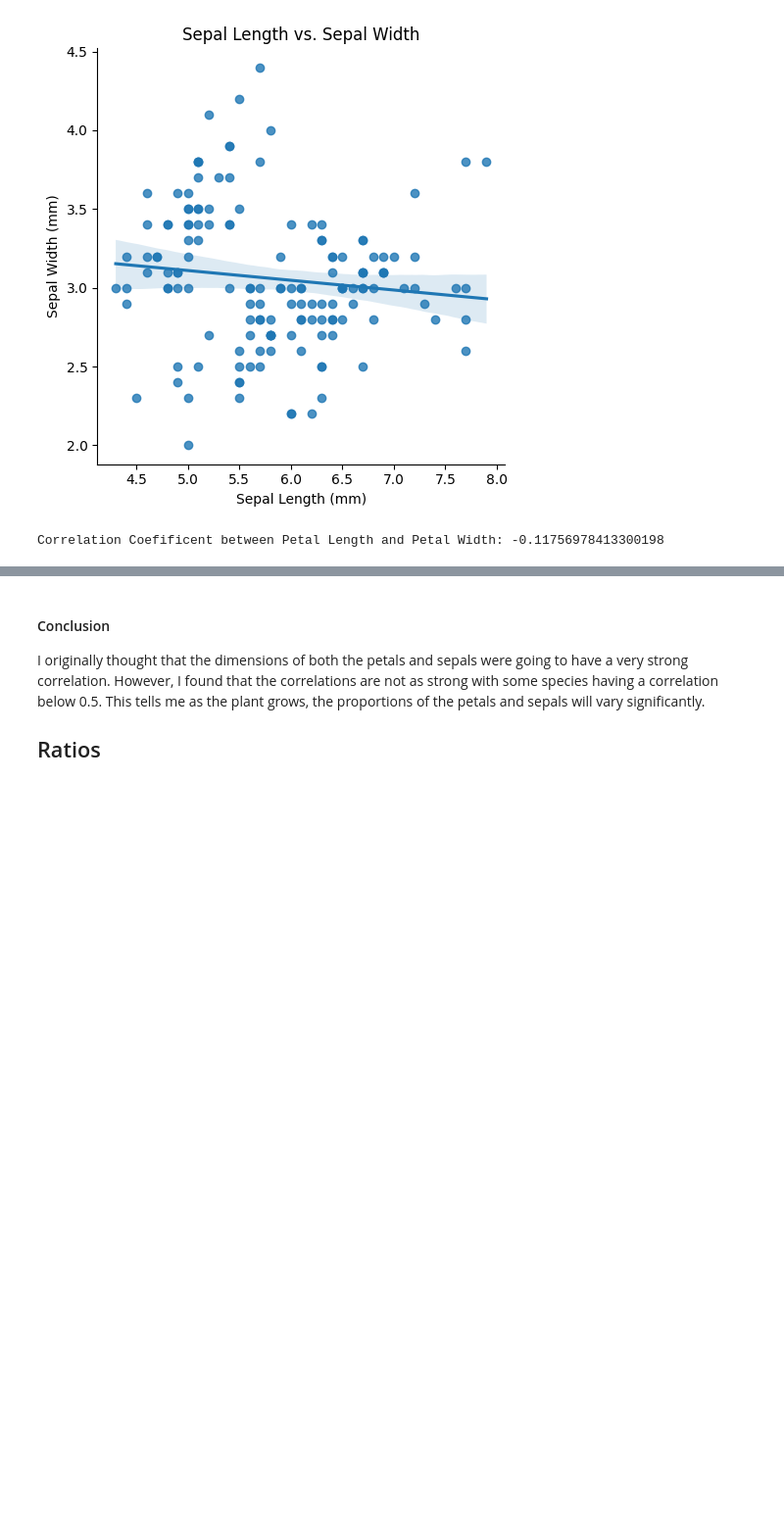
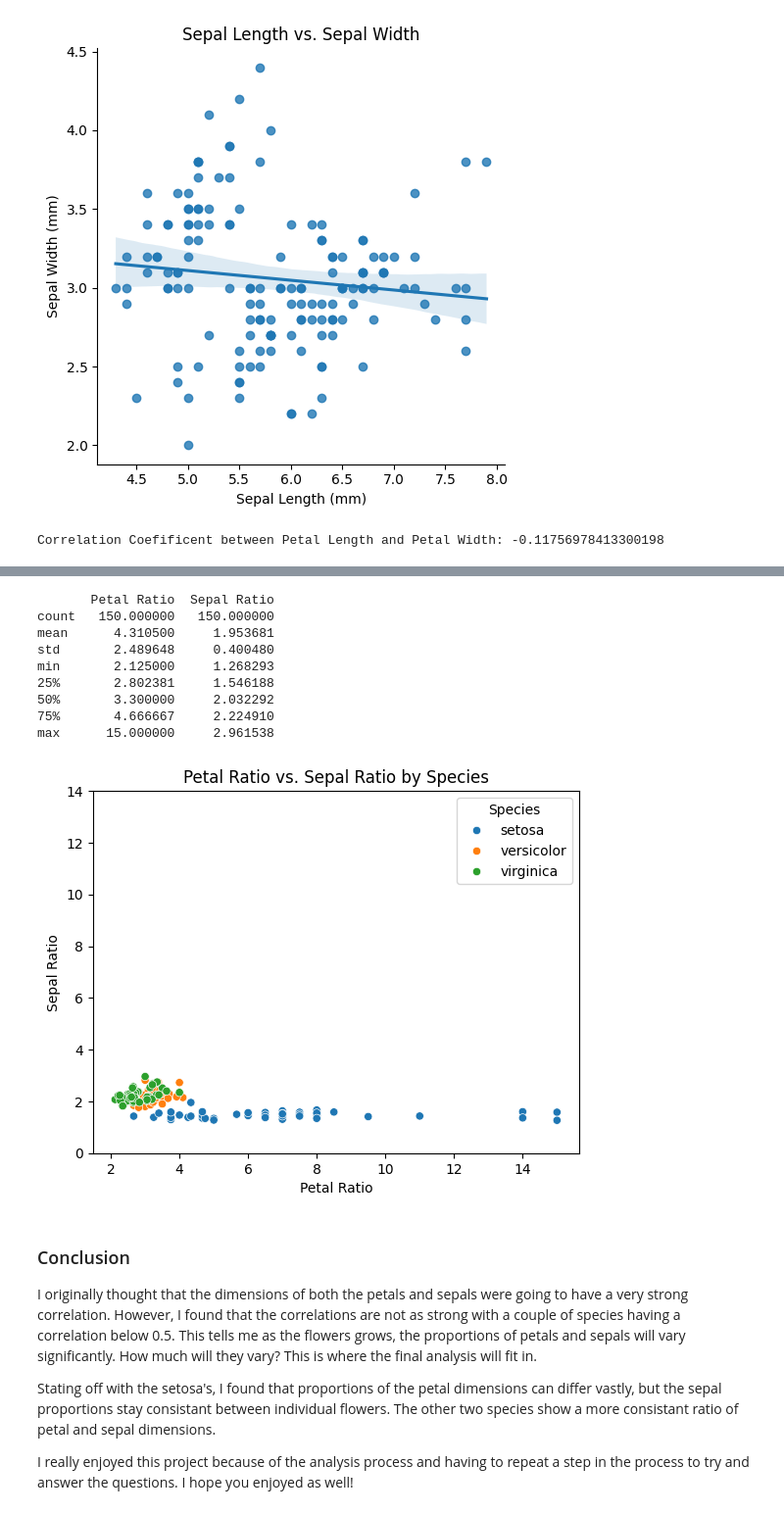
Before and after one commit to Bshell13/datafun-04-jupyter, a Jupyter notebook: shellenberger_eda.ipynb, the cells around one changed output, grey strips where cells are left out. Shown at 98% size. Cells and saved outputs as stored; diff of their text form; code cells hidden in the pictures; blank space fills up the shorter version.

```diff
--- a/shellenberger_eda.ipynb
+++ b/shellenberger_eda.ipynb
@@ -197,5 +201,34 @@ All 3 species have a postive correlation with the setosa's showing a stronger co
+# %%
+# Adding two new columns to the data set on the right
+df['Petal Ratio'] = df['Petal Length'] / df['Petal Width']
+df['Sepal Ratio'] = df['Sepal Length'] / df['Sepal Width']
+
+# print descriptive statistics for two columns
+print(df[['Petal Ratio', 'Sepal Ratio']].describe())
+
+# scatter plot with seperation by hue.
+sns.scatterplot(data= df, x= 'Petal Ratio', y= 'Sepal Ratio', hue= 'Species')
+plt.xlabel('Petal Ratio')
+plt.ylabel('Sepal Ratio')
+plt.title('Petal Ratio vs. Sepal Ratio by Species')
+plt.ylim(0,14)
+
+plt.show()
+# %% [output]
+       Petal Ratio  Sepal Ratio
+count   150.000000   150.000000
+mean      4.310500     1.953681
+std       2.489648     0.400480
+min       2.125000     1.268293
+25%       2.802381     1.546188
+50%       3.300000     2.032292
+75%       4.666667     2.224910
+max      15.000000     2.961538
+[figure, added]
 # %% [markdown]
-#### Conclusion
-I originally thought that the dimensions of both the petals and sepals were going to have a very strong correlation. However, I found that the correlations are not as strong with some species having a correlation below 0.5. This tells me as the plant grows, the proportions of the petals and sepals will vary significantly.
+### Conclusion
+I originally thought that the dimensions of both the petals and sepals were going to have a very strong correlation. However, I found that the correlations are not as strong with a couple of species having a correlation below 0.5. This tells me as the flowers grows, the proportions of petals and sepals will vary significantly. How much will they vary? This is where the final analysis will fit in.
 
-## Ratios
+Stating off with the setosa's, I found that proportions of the petal dimensions can differ vastly, but the sepal proportions stay consistant between individual flowers. The other two species show a more consistant ratio of petal and sepal dimensions.
+
+I really enjoyed this project because of the analysis process and having to repeat a step in the process to try and answer the questions. I hope you enjoyed as well!
```
Also changed, not shown: parts of 18 cells of this notebook.
